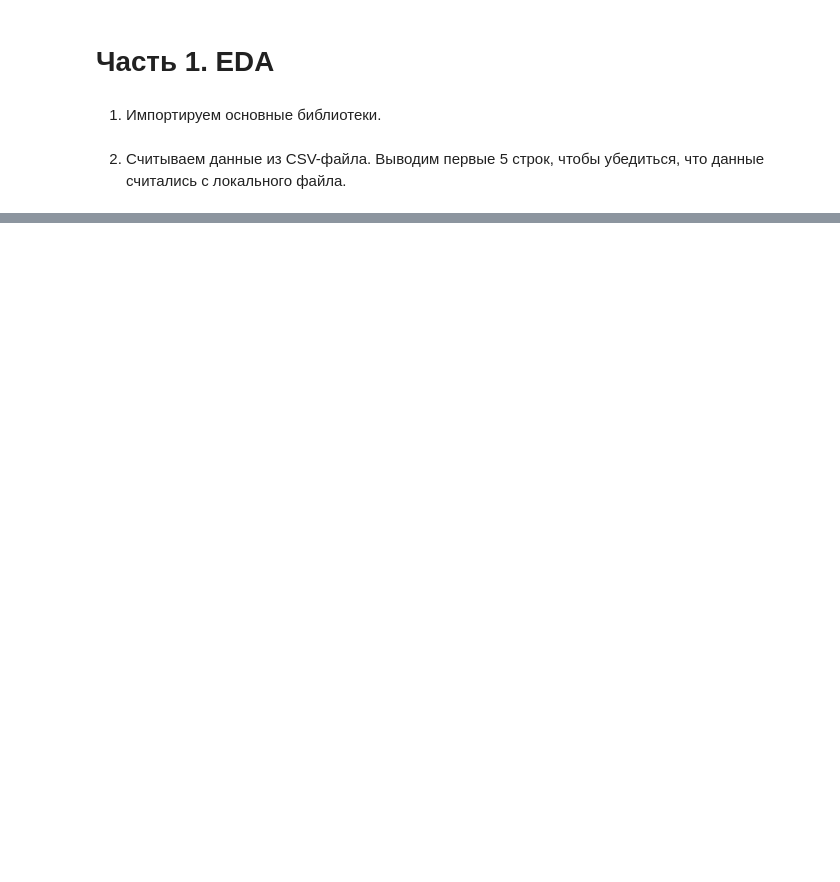
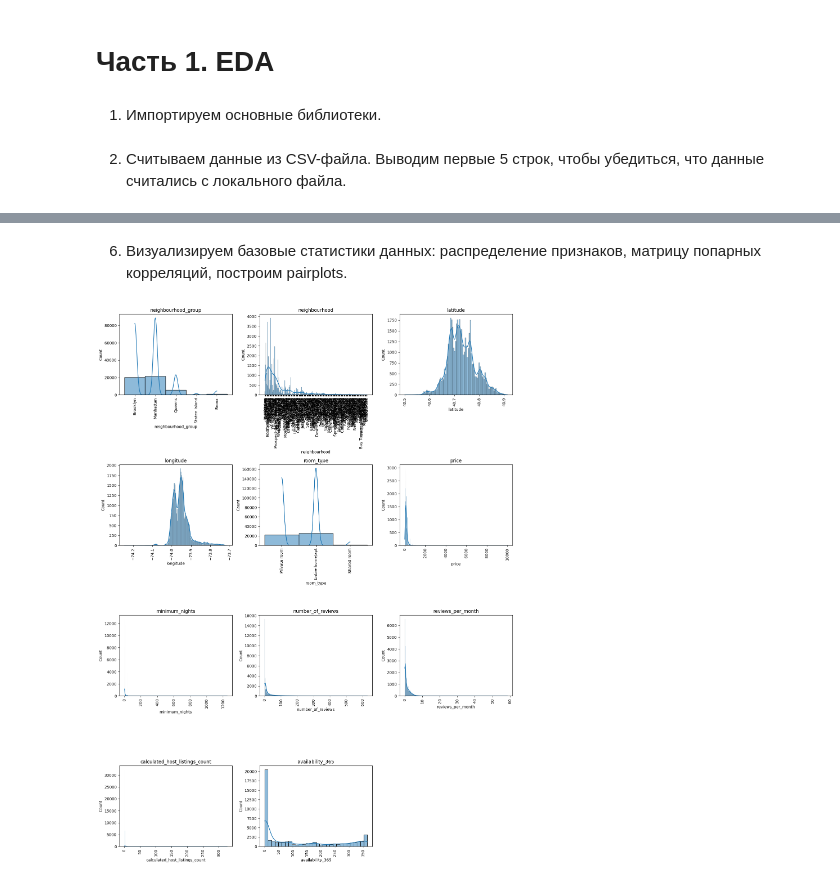
Before and after one commit to DementevAleksander/MachineLearning, a Jupyter notebook: hw-6/hw-6.ipynb, the cells around one changed output, grey strips where cells are left out. Drawn from its saved outputs; the diff is of its cells as text; code cells hidden in the pictures; blank space fills up the shorter version.

```diff
--- a/hw-6/hw-6.ipynb
+++ b/hw-6/hw-6.ipynb
@@ -46,9 +104,9 @@ import pandas as pd
 # %% [markdown]
 2. Считываем данные из CSV-файла. Выводим первые 5 строк, чтобы убедиться, что данные считались с локального файла.
 # %%
-data = pd.read_csv('AB_NYC_2019.csv')
+df = pd.read_csv('AB_NYC_2019.csv')
 pd.set_option('display.max_columns', None)
-data.head()
+df.head()
 # %% [output]
 |  | id | name | host_id | host_name | neighbourhood_group | neighbourhood | latitude | longitude | ... |
 | 0 | 2539 | Clean & quiet apt home by the park | 2787 | John | Brooklyn | Kensington | 40.64749 | -73.97237 | ... |
@@ -58,0 +119,2 @@ data.head()
+# %%
+df = df.drop(['id', 'name', 'host_id', 'host_name', 'last_review'], axis=1)
@@ -58,0 +203,29 @@ data.head()
+# %% [markdown]
+6. Визуализируем базовые статистики данных: распределение признаков, матрицу попарных корреляций, построим pairplots.
+# %%
+# Получим количество столбцов в DataFrame
+num_cols = df.shape[1]
+
+# Определим количество строк и столбцов для сетки графиков
+num_rows = math.ceil(num_cols / 3)
+num_columns = min(num_cols, 3)
+
+# Распределения признаков
+fig, axs = plt.subplots(num_rows, num_columns, figsize=(15, 5*num_rows))
+
+# Удалим лишние пустые графики в последней строке, если количество столбцов не кратно трём
+if num_cols < num_rows * num_columns:
+    for i in range(num_cols, num_rows * num_columns):
+        fig.delaxes(axs.flatten()[i])
+
+for i, col in enumerate(df.columns):
+    row_num = i // num_columns
+    col_num = i % num_columns
+    sns.histplot(df[col], kde=True, ax=axs[row_num, col_num])
+    axs[row_num, col_num].xaxis.set_tick_params(rotation=90)  # Вертикальные надписи на оси x
+    axs[row_num, col_num].set_title(col)  # Устанавливаем название столбца как заголовок
+
+plt.tight_layout()  # Избегаем наложения графиков
+plt.show()
+# %% [output]
+[figure, added]
```
Also changed, not shown: parts of 91 cells of this notebook, 8 other files.
